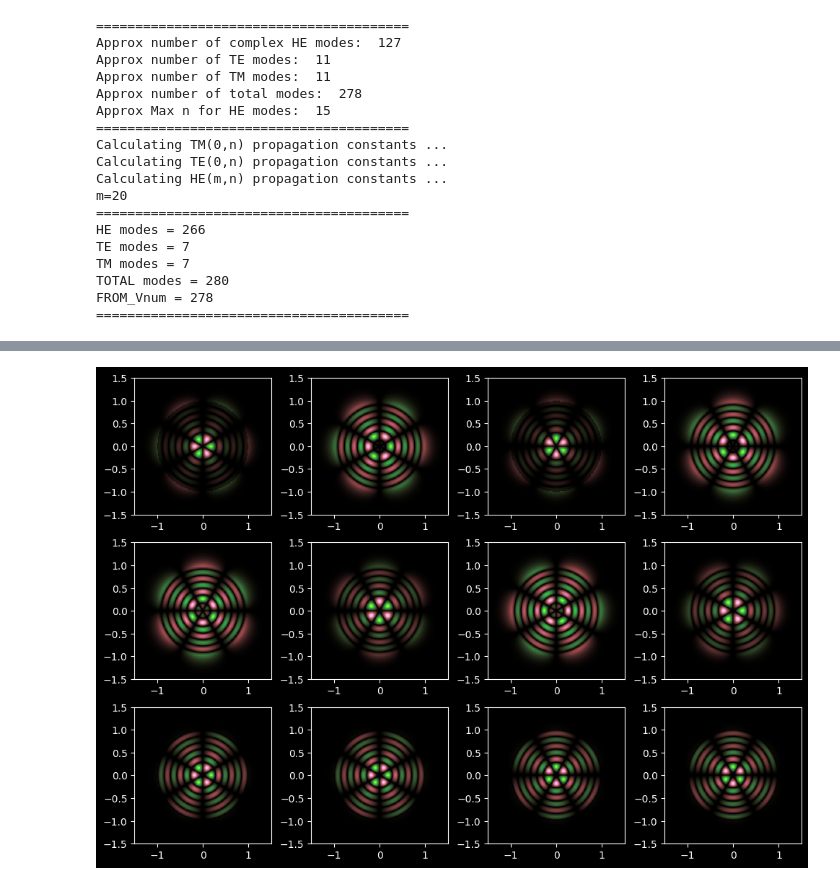
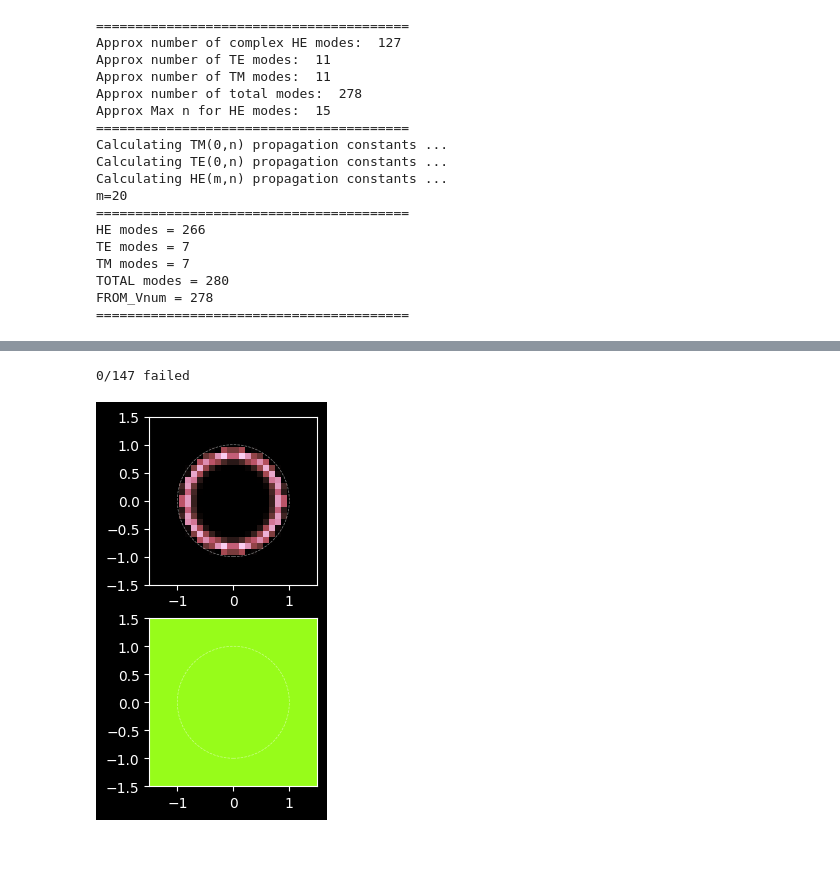
Before and after one commit to zia-lab/wavesight, a Jupyter notebook: Snyder.ipynb, the cells around one changed output, grey strips where cells are left out. Drawn from its saved outputs; the diff is of its cells as text; code cells hidden in the pictures; blank space fills up the shorter version.

```diff
--- a/Snyder.ipynb
+++ b/Snyder.ipynb
@@ -128,24 +96,47 @@ if m > 0:
-# %%
-extent = [-1.5*a, 1.5*a, -1.5*a, 1.5*a]
-fig, axes = plt.subplots(nrows=3,ncols=4,figsize=(10,7))
-for idx in range(3):
-    if idx == 0 or idx == 1:
-        imFun = np.real
-    else:
-        imFun = np.imag
-    pData = imFun(electricMeshEven[idx])
-    ranger = np.max(np.abs(pData))
-    axes[idx,0].imshow(pData, vmin=-ranger, vmax=ranger, extent=extent, cmap=cmr.watermelon)
-    pData = imFun(magneticMeshEven[idx])
-    ranger = np.max(np.abs(pData))
-    axes[idx,1].imshow(pData, vmin=-ranger, vmax=ranger, extent=extent, cmap=cmr.watermelon)
-    pData = imFun(electricMeshOdd[idx])
-    ranger = np.max(np.abs(pData))
-    axes[idx,2].imshow(pData, vmin=-ranger, vmax=ranger, extent=extent, cmap=cmr.watermelon)
-    pData = imFun(magneticMeshOdd[idx])
-    ranger = np.max(np.abs(pData))
-    axes[idx,3].imshow(pData, vmin=-ranger, vmax=ranger, extent=extent, cmap=cmr.watermelon)
-plt.tight_layout()
-plt.show()
-# %% [output]
-[figure, removed]
+# %%
+# test all modes for boundary conditions
+a = fiber_spec['coreRadius']
+kFree = fiber_spec['kFree']
+nCladding = fiber_spec['nCladding']
+nCore = fiber_spec['nCore']
+λFree = 2*np.pi/kFree
+allTests = []
+for fieldType in ['TM', 'TE', 'HE']:
+    allkzs = fiber_sol[fieldType + 'kz']
+    for m, kzs in allkzs.items():
+        for kzidx, kz in enumerate(kzs):
+            Efuncs, Hfuncs = ws.fieldGenerator(a=a, kFree=kFree, kz=kz, m=m, nCladding=nCladding, nCore=nCore, fieldType=fieldType)
+            test = ws.boundary_test(Efuncs, Hfuncs, fiber_spec, modeType=fieldType)
+            allTests.append((fieldType, m, kzidx, kz, test))
+# find all failed tests
+failed = list(filter(lambda x: not x[-1][0], allTests))
+print("%d/%d failed" % (len(failed), len(allTests)))
+# %% [output]
+0/147 failed
+# %%
+# calculate the numerical basis for the Snyder model
+fiber_sol = ws.calculate_numerical_basis(fiber_sol, verbose=False)
+# %%
+a, b, Δs, xrange, yrange, ρrange, φrange, Xg, Yg, ρg, φg, nxy, crossMask, numSamples = fiber_sol['coord_layout']
+eigenbase = np.copy(fiber_sol['eigenbasis'])
+wavenums = fiber_sol['eigenbasis_nums']
+# %%
+modeIndex = -10
+E_field = eigenbase[modeIndex][0]
+H_field = eigenbase[modeIndex][1]
+eigennums = wavenums[0]
+plotField = 0.5*(E_field[0] * np.conjugate(H_field[1]) - E_field[1] * np.conjugate(H_field[0]))
+plotField0 = np.real(plotField)
+plotField1 = np.imag(plotField)
+extent = [-b, b, -b, b]
+ranger = np.max(np.abs(plotField0))
+fig, axes = plt.subplots(nrows=2)
+imshow = axes[0].imshow(plotField0, vmin=-ranger, vmax=ranger,cmap=cmr.watermelon, extent=extent)
+circle = Circle((0,0), a, linestyle='--', edgecolor='white', facecolor='none', alpha=0.5, linewidth=0.5)
+axes[0].add_patch(circle)
+imshow = axes[1].imshow(plotField1, cmap=cmr.watermelon, extent=extent)
+circle = Circle((0,0), a, linestyle='--', edgecolor='white', facecolor='none', alpha=0.5, linewidth=0.5)
+axes[1].add_patch(circle)
+plt.show()
+# %% [output]
+[figure, added]
```
Also changed, not shown: parts of 10 cells of this notebook, 3 other files.
